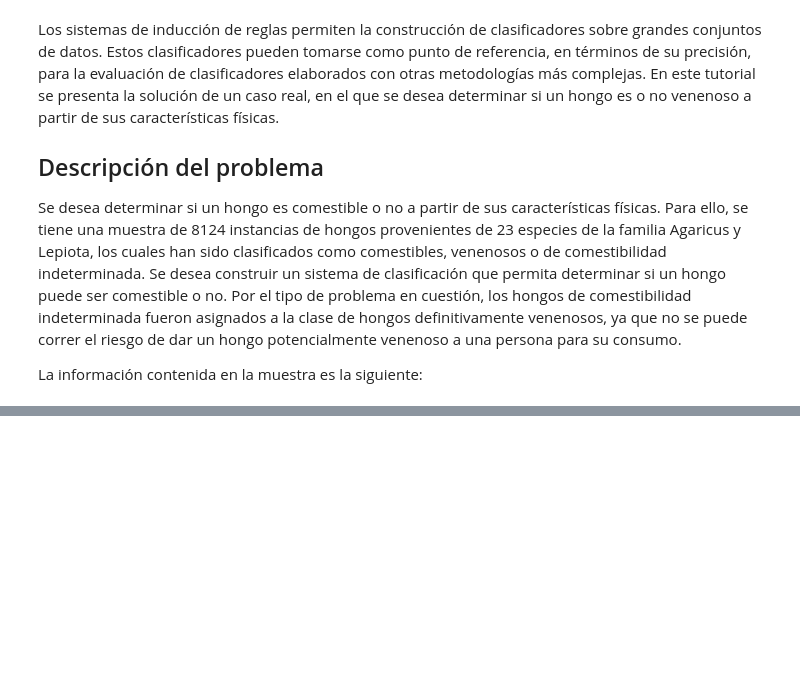
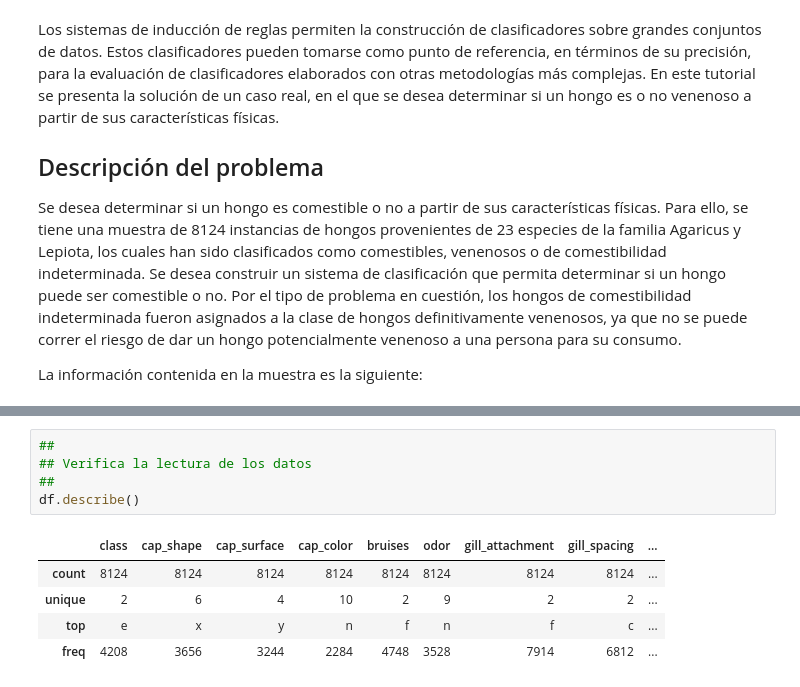
Before and after one commit to oecorrechag/Analitica-predictiva-course, a Jupyter notebook: notebooks/02_seccion/2.0.0 Fundamentos de estadística/2.2.2.Identificación de hongos venenosos usando 1R.ipynb, the cells around one changed output, grey strips where cells are left out. Drawn from its saved outputs; the diff is of its cells as text; blank space fills up the shorter version.

Commit message:
primer gestion de datos

```diff
--- a/notebooks/02_seccion/2.0.0 Fundamentos de estadística/2.2.2.Identificación de hongos venenosos usando 1R.ipynb
+++ b/notebooks/02_seccion/2.0.0 Fundamentos de estadística/2.2.2.Identificación de hongos venenosos usando 1R.ipynb
@@ -32,0 +91,11 @@ https://archive.ics.uci.edu/ml/datasets/mushroom
+# %%
+##
+## Verifica la lectura de los datos
+##
+df.describe()
+# %% [output]
+|  | class | cap_shape | cap_surface | cap_color | bruises | odor | gill_attachment | gill_spacing | ... |
+| count | 8124 | 8124 | 8124 | 8124 | 8124 | 8124 | 8124 | 8124 | ... |
+| unique | 2 | 6 | 4 | 10 | 2 | 9 | 2 | 2 | ... |
+| top | e | x | y | n | f | n | f | c | ... |
+| freq | 4208 | 3656 | 3244 | 2284 | 4748 | 3528 | 7914 | 6812 | ... |
```
Also changed, not shown: parts of 19 cells of this notebook.
